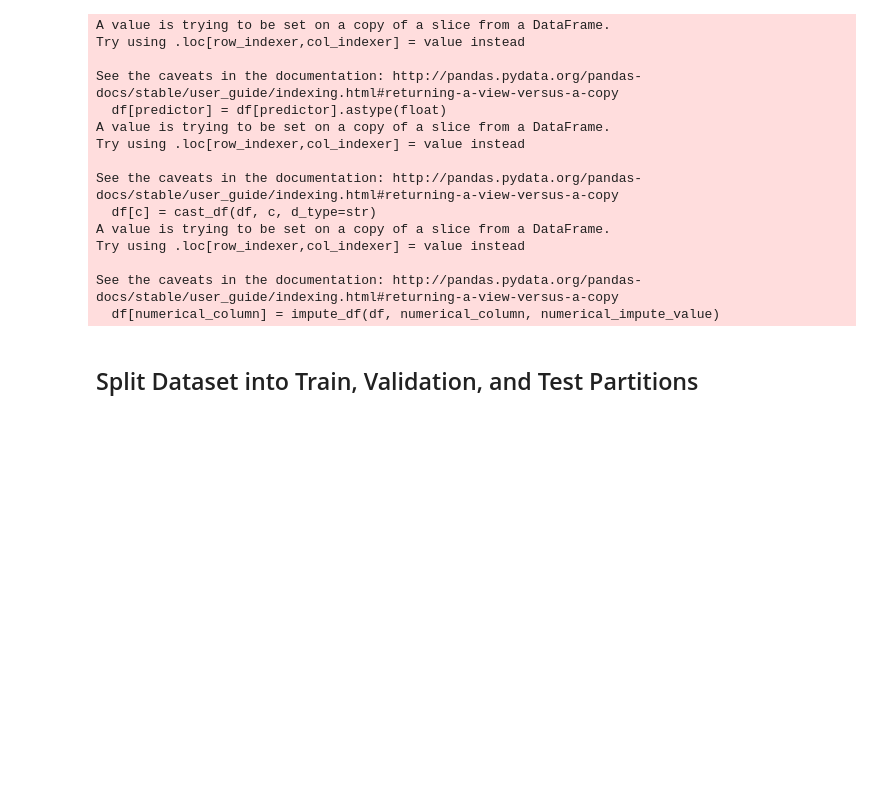
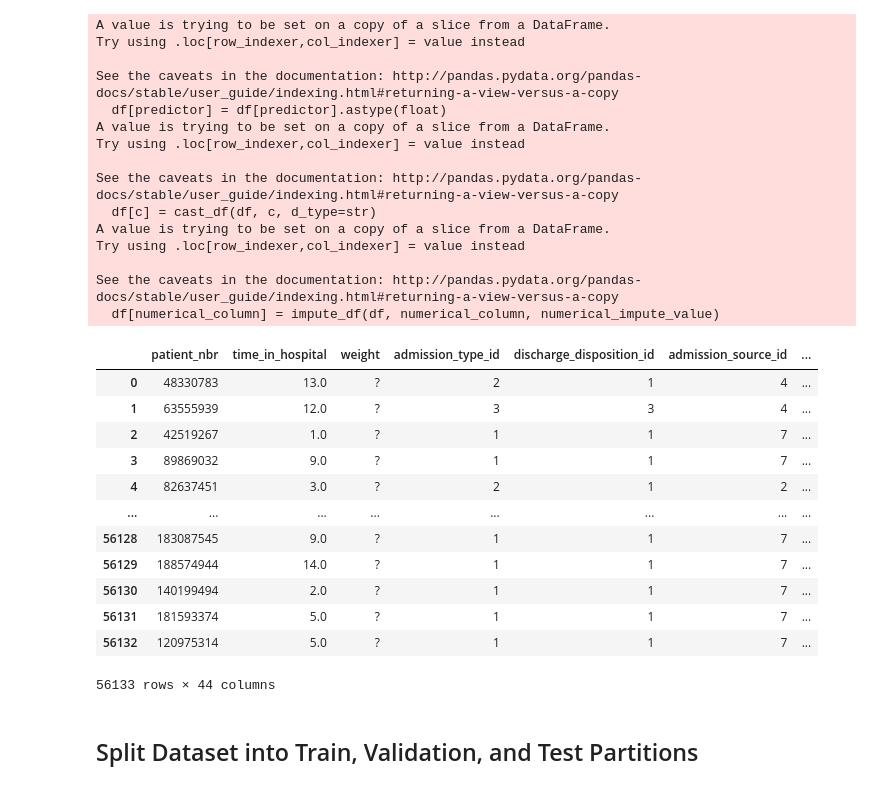
Before and after one commit to rpalsaxena/LearningJournal, a Jupyter notebook: student_project.ipynb, the cells around one changed output. Saved outputs shown, nothing was run; the diff lists cells and outputs as text; code cells hidden in the pictures; blank space fills up the shorter version.

```diff
--- a/student_project.ipynb
+++ b/student_project.ipynb
@@ -314,6 +322,22 @@ Try using .loc[row_indexer,col_indexer] = value instead
 
 See the caveats in the documentation: http://pandas.pydata.org/pandas-docs/stable/user_guide/indexing.html#returning-a-view-versus-a-copy
   df[numerical_column] = impute_df(df, numerical_column, numerical_impute_value)
+# %%
+processed_df
+# %% [output]
+|  | patient_nbr | time_in_hospital | weight | admission_type_id | discharge_disposition_id | admission_source_id | ... |
+| 0 | 48330783 | 13.0 | ? | 2 | 1 | 4 | ... |
+| 1 | 63555939 | 12.0 | ? | 3 | 3 | 4 | ... |
+| 2 | 42519267 | 1.0 | ? | 1 | 1 | 7 | ... |
+| 3 | 89869032 | 9.0 | ? | 1 | 1 | 7 | ... |
+| 4 | 82637451 | 3.0 | ? | 2 | 1 | 2 | ... |
+| ... | ... | ... | ... | ... | ... | ... | ... |
+| 56128 | 183087545 | 9.0 | ? | 1 | 1 | 7 | ... |
+| 56129 | 188574944 | 14.0 | ? | 1 | 1 | 7 | ... |
+| 56130 | 140199494 | 2.0 | ? | 1 | 1 | 7 | ... |
+| 56131 | 181593374 | 5.0 | ? | 1 | 1 | 7 | ... |
+| 56132 | 120975314 | 5.0 | ? | 1 | 1 | 7 | ... |
+56133 rows × 44 columns
 # %% [markdown]
 ## Split Dataset into Train, Validation, and Test Partitions
 # %% [markdown]
```
Also changed, not shown: parts of 18 cells of this notebook.
